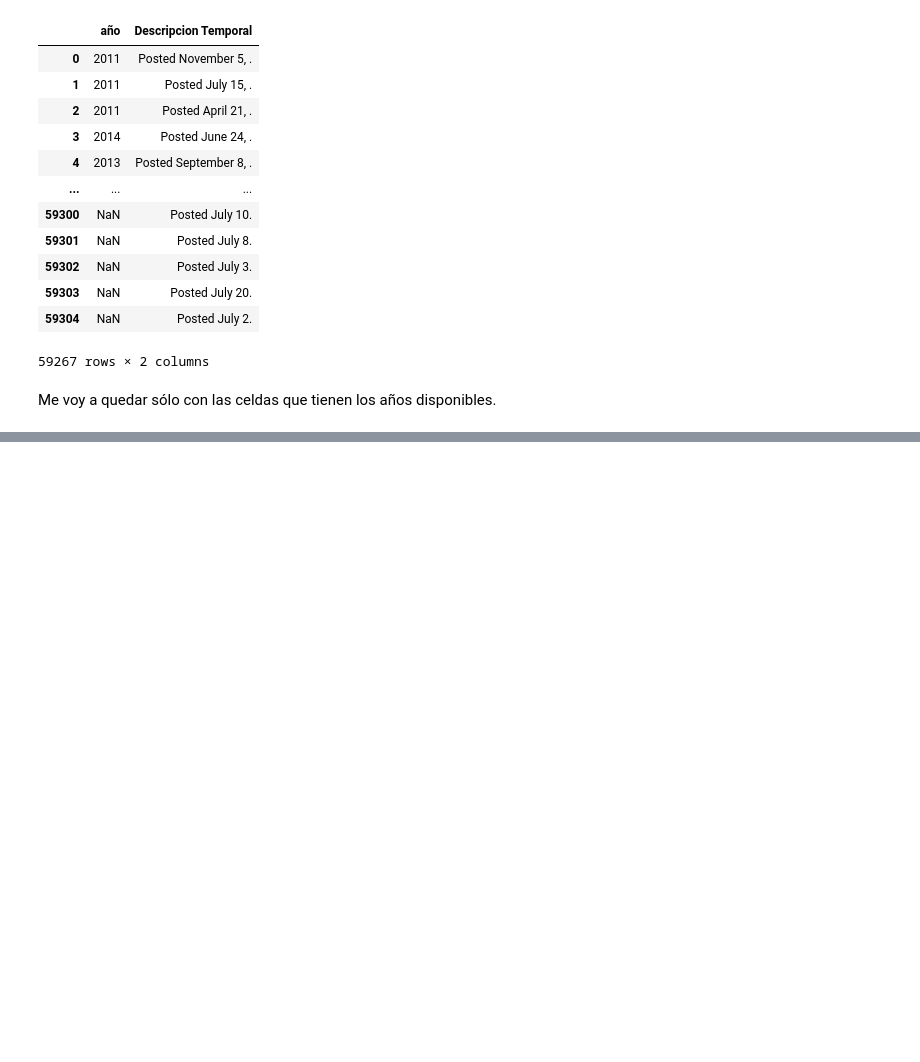
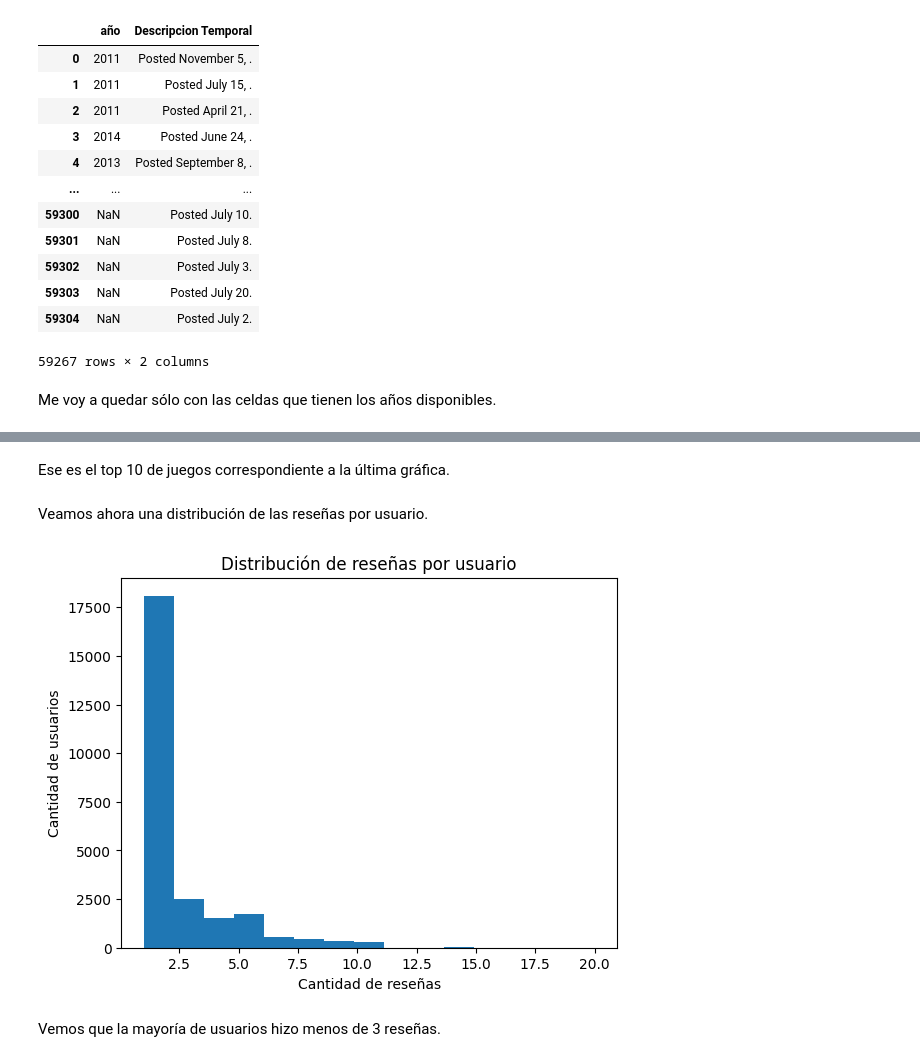
Before and after one commit to Tagliaferro22/steam-games, a Jupyter notebook: EDA/EDA_user_reviews.ipynb, the cells around one changed output, grey strips where cells are left out. Cells and saved outputs as stored; diff of their text form; code cells hidden in the pictures; blank space fills up the shorter version.

```diff
--- a/EDA/EDA_user_reviews.ipynb
+++ b/EDA/EDA_user_reviews.ipynb
@@ -498,0 +558,14 @@ DateParseError: Unknown datetime string format, unable to parse: Posted November
+# %% [markdown]
+Ese es el top 10 de juegos correspondiente a la última gráfica.
+# %% [markdown]
+Veamos ahora una distribución de las reseñas por usuario.
+# %%
+reseñas['user_id'].value_counts().plot(kind='hist', bins=15)
+plt.xlabel('Cantidad de reseñas')
+plt.ylabel('Cantidad de usuarios')
+plt.title('Distribución de reseñas por usuario')
+plt.show()
+# %% [output]
+[figure, added]
+# %% [markdown]
+Vemos que la mayoría de usuarios hizo menos de 3 reseñas.
```
Also changed, not shown: parts of 11 cells of this notebook.
